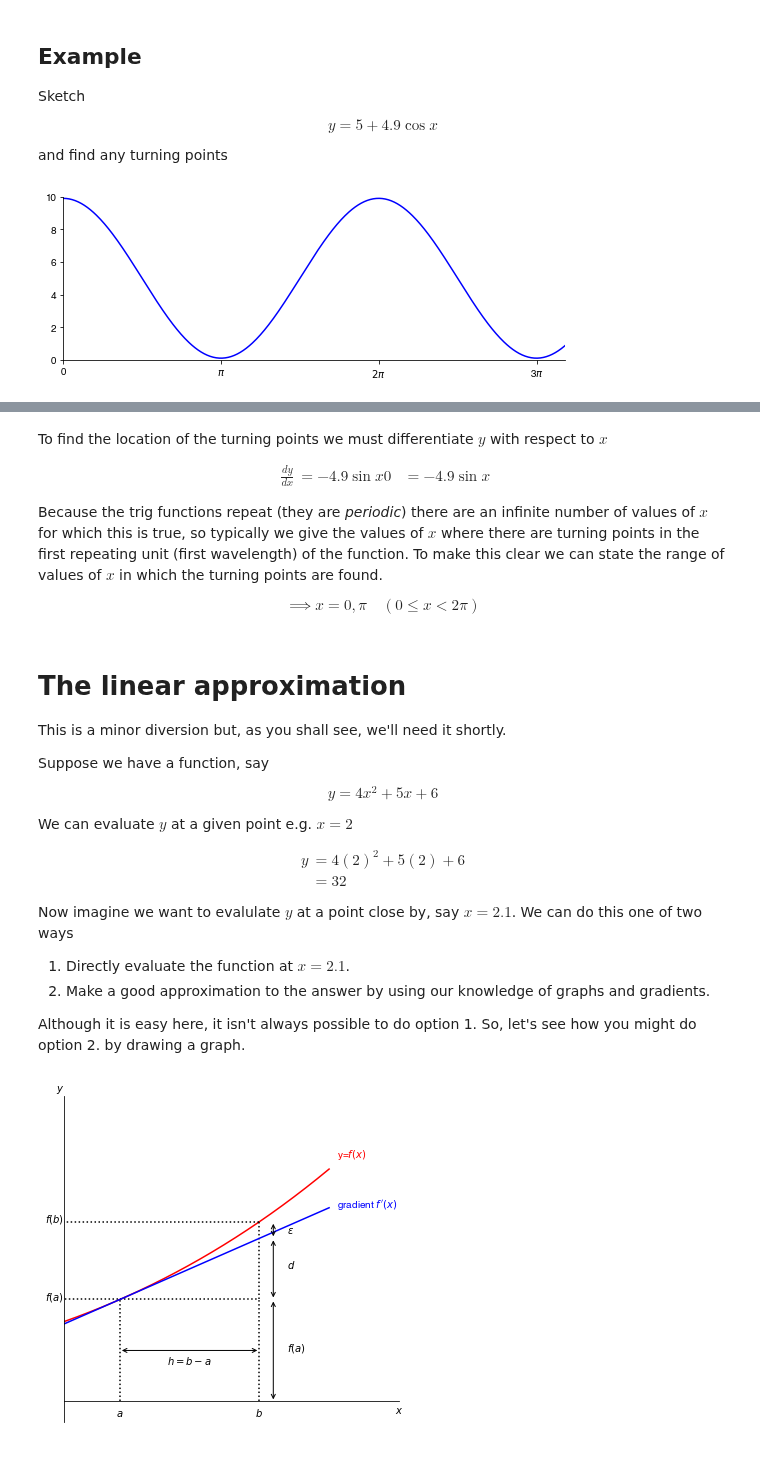
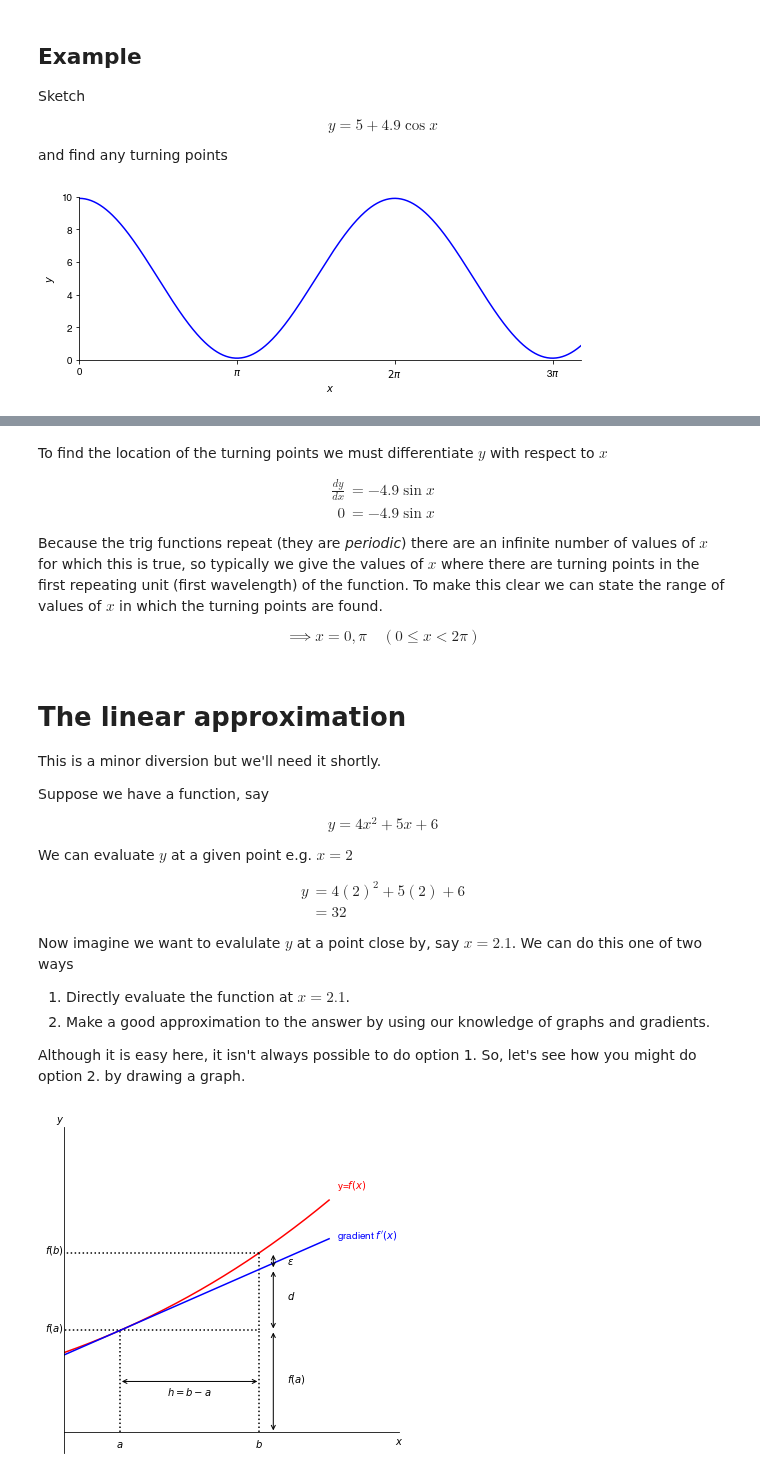
Before and after one commit to philipwfowler/quantitative_biochemistry, a Jupyter notebook: lectures/L04 - Trig, Polar, More differentiation.ipynb, the cells around one changed output, grey strips where cells are left out. Cells and saved outputs as stored; diff of their text form; code cells hidden in the pictures.

```diff
--- a/lectures/L04 - Trig, Polar, More differentiation.ipynb
+++ b/lectures/L04 - Trig, Polar, More differentiation.ipynb
@@ -406,36 +406,37 @@ and find any turning points
 # %%
 page,graph=plt.subplots(nrows=1,ncols=1,figsize=(9,3))
 
 x = numpy.linspace(0, 10, 500)
 
 pi=numpy.pi
 
 graph.set_xlim([0,10])
 graph.set_ylim([0,10])
 
 graph.spines['left'].set_position('zero')
 graph.spines['right'].set_color('none')
 graph.spines['bottom'].set_position('zero')
 graph.spines['top'].set_color('none')
-
+graph.set_xlabel('$x$')
+graph.set_ylabel('$y$')
 
 y=5+4.9*numpy.cos(x)
 graph.plot(x,y,'b-')
 
 graph.set_xticks([0,pi,2*pi,3*pi])
 graph.set_xticklabels([0,'$\pi$','$2\pi$','3$\pi$'])
 
 plt.show()
 
 code_toggle()
 # %% [output]
-[figure, old version]
+[figure, new version]
 [interactive output not drawn]
 # %% [markdown]
 To find the location of the turning points we must differentiate $y$ with respect to $x$
 
 \begin{align*}
-\frac{dy}{dx} &= -4.9 \sin x
+\frac{dy}{dx} &= -4.9 \sin x \\
 0 &= -4.9 \sin x
 \end{align*}
 
@@ -445,7 +446,7 @@ $$\implies x = 0,\pi \quad (0 \le x < 2\pi) $$
 # %% [markdown]
 # The linear approximation
 
-This is a minor diversion but, as you shall see, we'll need it shortly.
+This is a minor diversion but we'll need it shortly.
 
 Suppose we have a function, say
 
```
Also changed, not shown: parts of 1 cell of this notebook, 13 other files.
